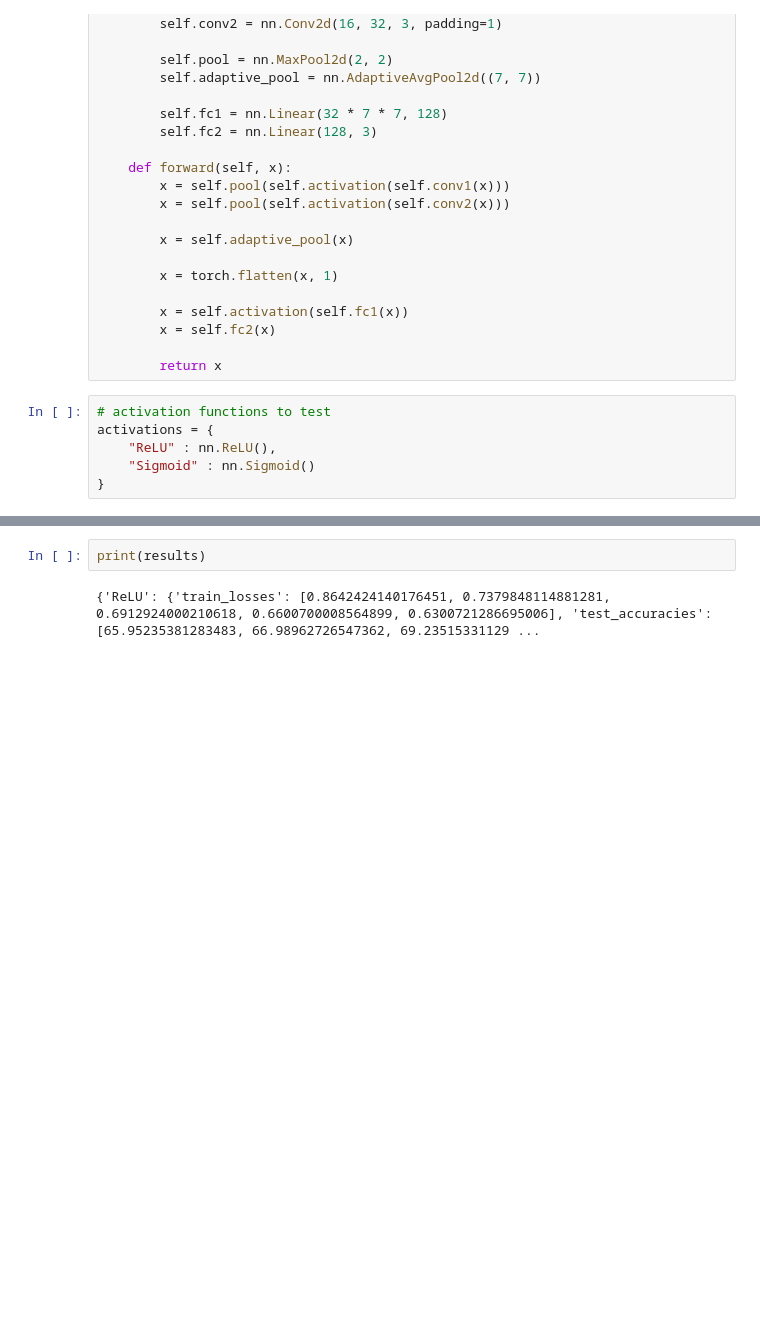
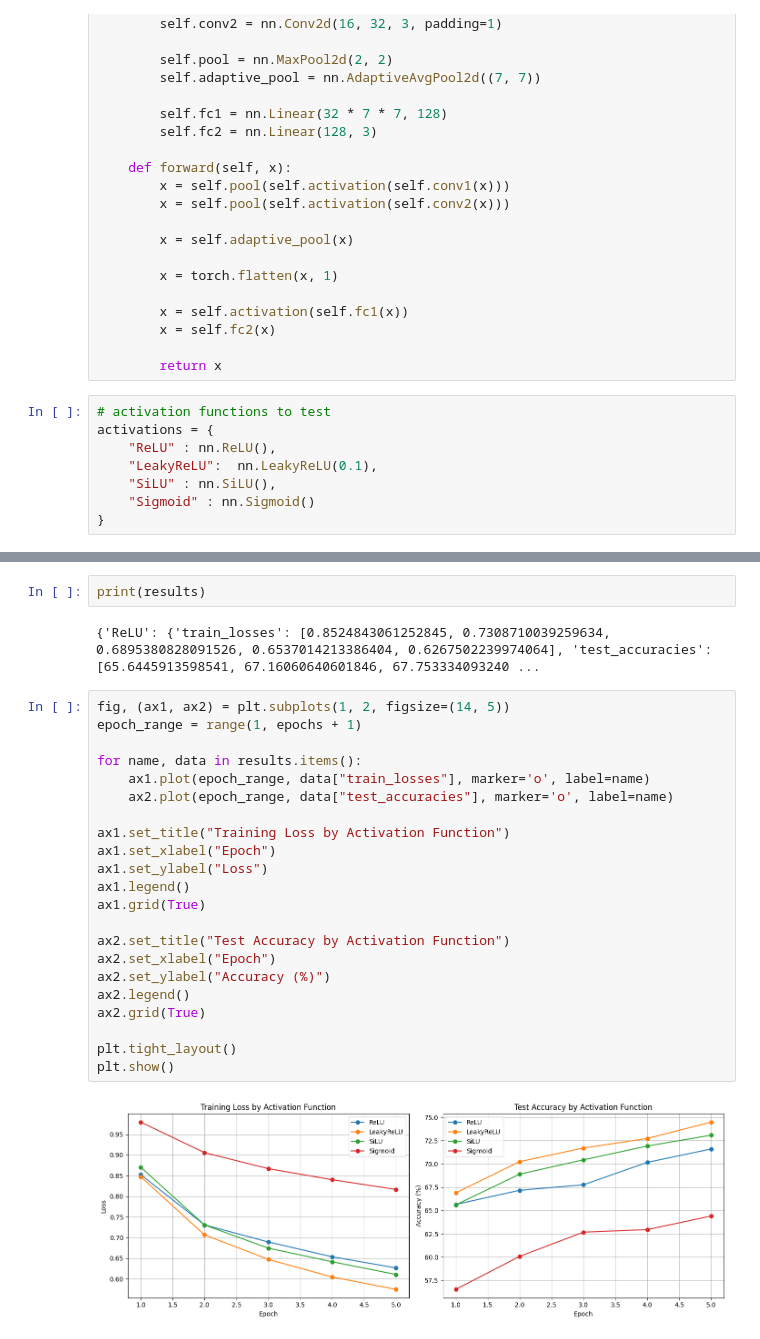
Before and after one commit to Beck57/426_Facial_Recognition_Project, a Jupyter notebook: facial-expression-recognition-project.ipynb, the cells around one changed output, grey strips where cells are left out. Drawn from its saved outputs; the diff is of its cells as text; blank space fills up the shorter version.

Commit message:
Kaggle Notebook | Facial Expression Recognition Project | added more activation functions and made plots

```diff
--- a/facial-expression-recognition-project.ipynb
+++ b/facial-expression-recognition-project.ipynb
@@ -164,6 +164,8 @@ class Net(nn.Module):
 # activation functions to test
 activations = {
     "ReLU" : nn.ReLU(),
+    "LeakyReLU":  nn.LeakyReLU(0.1),
+    "SiLU" : nn.SiLU(),
     "Sigmoid" : nn.Sigmoid()
 }
 # %%
@@ -231,4 +238,28 @@ Epoch 05/5, Loss: 0.8008, Test Accuracy: 64.42%
 # %%
 print(results)
 # %% [output]
-{'ReLU': {'train_losses': [0.8642424140176451, 0.7379848114881281, 0.6912924000210618, 0.6600700008564899, 0.6300721286695006], 'test_accuracies': [65.95235381283483, 66.98962726547362, 69.23515331129 ...
+{'ReLU': {'train_losses': [0.8524843061252845, 0.7308710039259634, 0.6895380828091526, 0.6537014213386404, 0.6267502239974064], 'test_accuracies': [65.6445913598541, 67.16060640601846, 67.753334093240 ...
+# %%
+fig, (ax1, ax2) = plt.subplots(1, 2, figsize=(14, 5))
+epoch_range = range(1, epochs + 1)
+
+for name, data in results.items():
+    ax1.plot(epoch_range, data["train_losses"], marker='o', label=name)
+    ax2.plot(epoch_range, data["test_accuracies"], marker='o', label=name)
+
+ax1.set_title("Training Loss by Activation Function")
+ax1.set_xlabel("Epoch")
+ax1.set_ylabel("Loss")
+ax1.legend()
+ax1.grid(True)
+
+ax2.set_title("Test Accuracy by Activation Function")
+ax2.set_xlabel("Epoch")
+ax2.set_ylabel("Accuracy (%)")
+ax2.legend()
+ax2.grid(True)
+
+plt.tight_layout()
+plt.show()
+# %% [output]
+[figure, added]
```
Also changed, not shown: parts of 2 cells of this notebook.
